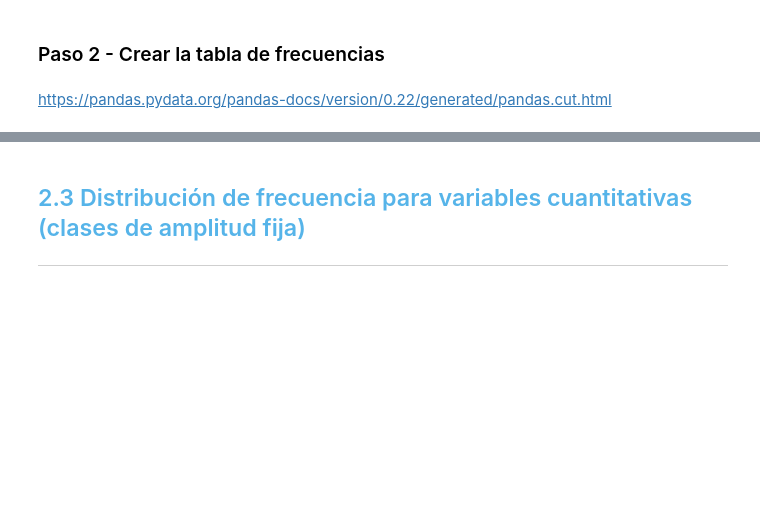
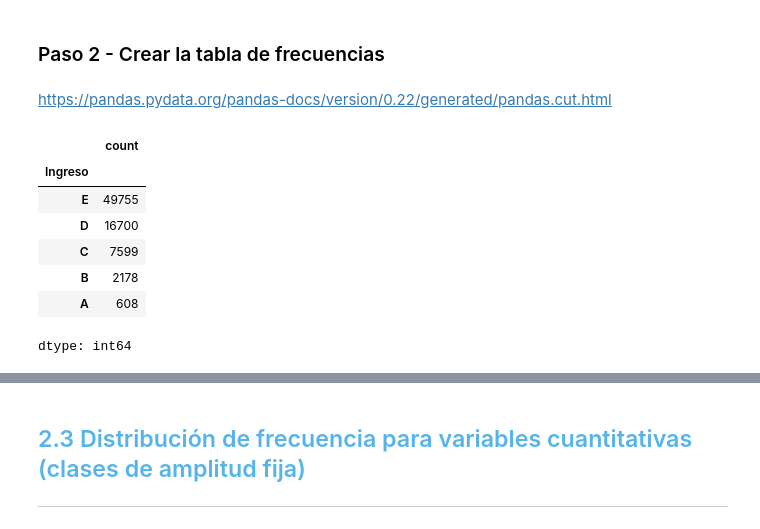
Before and after one commit to Cesar-Curitol/Curso-de-Estadistica-con-Python, a Jupyter notebook: Curso_de_Estadística_con_Python_1.ipynb, the cells around one changed output, grey strips where cells are left out. Saved outputs shown, nothing was run; the diff lists cells and outputs as text; code cells hidden in the pictures; blank space fills up the shorter version.

```diff
--- a/Curso_de_Estadística_con_Python_1.ipynb
+++ b/Curso_de_Estadística_con_Python_1.ipynb
@@ -348,0 +357,3 @@ donde <b>SM</b> es el valor del salario mínimo en ese momento. En nuestro caso
+# %%
+clases = [0, 1576, 3152, 7880, 15760, 200000]
+clases
@@ -348,0 +362,3 @@ donde <b>SM</b> es el valor del salario mínimo en ese momento. En nuestro caso
+# %%
+label = ['E', 'D', 'C', 'B', 'A']
+label
@@ -350,3 +368,19 @@ donde <b>SM</b> es el valor del salario mínimo en ese momento. En nuestro caso
 ### Paso 2 - Crear la tabla de frecuencias
 # %% [markdown]
 https://pandas.pydata.org/pandas-docs/version/0.22/generated/pandas.cut.html
+# %%
+frecuencia= pd.value_counts(
+                  pd.cut(x=datos.Ingreso,
+                  bins=clases,
+                  labels=label,
+                  include_lowest=True))
+frecuencia
+# %% [output]
+|  | count |
+| Ingreso |  |
+| E | 49755 |
+| D | 16700 |
+| C | 7599 |
+| B | 2178 |
+| A | 608 |
+dtype: int64
```
Also changed, not shown: parts of 8 cells of this notebook.
